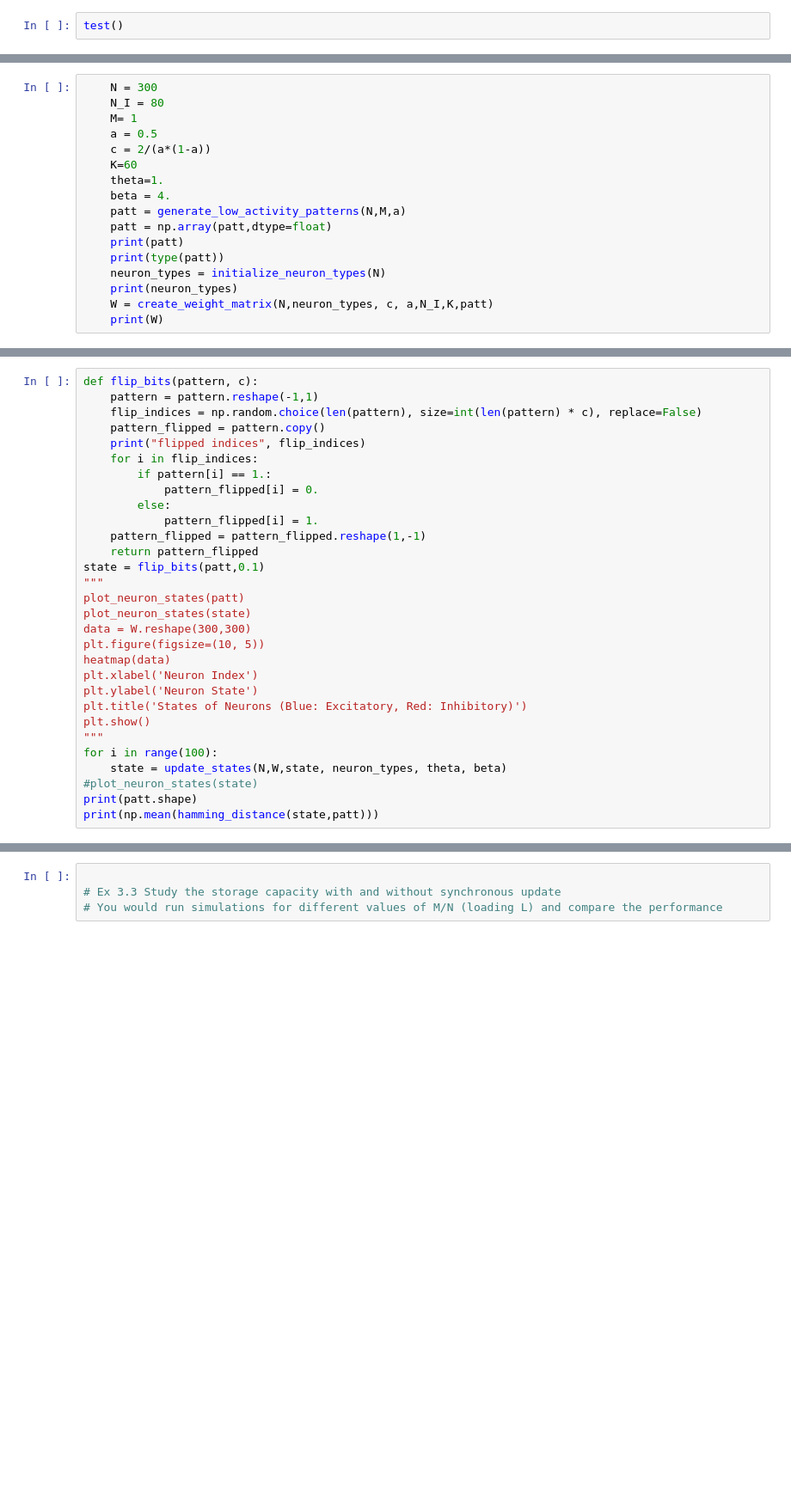
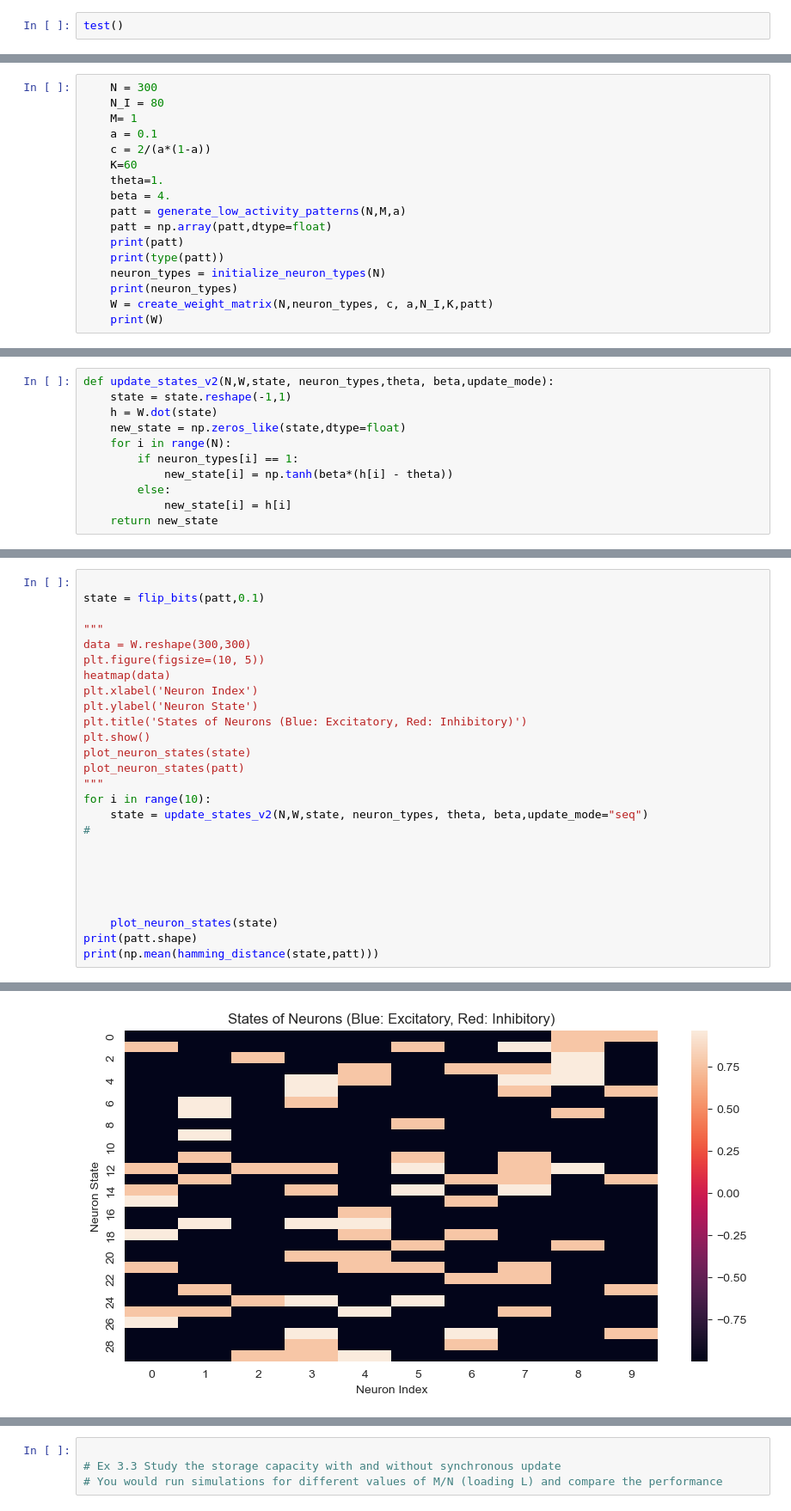
Before and after one commit to AdrienFeillard/CNNN-project, a Jupyter notebook: main.ipynb, the cells around one changed output, grey strips where cells are left out. Shown at 86% size. Saved outputs shown, nothing was run; the diff lists cells and outputs as text; blank space fills up the shorter version.

```diff
--- a/main.ipynb
+++ b/main.ipynb
@@ -827,7 +861,7 @@ def create_weight_matrix(N, neuron_types, c, a, N_I, K, patterns):
     N = 300
     N_I = 80
     M= 1
-    a = 0.5
+    a = 0.1
     c = 2/(a*(1-a))
     K=60
     theta=1.
@@ -945,0 +969,11 @@ def plot_neuron_states(states):
+# %%
+def update_states_v2(N,W,state, neuron_types,theta, beta,update_mode):
+    state = state.reshape(-1,1)
+    h = W.dot(state)
+    new_state = np.zeros_like(state,dtype=float)
+    for i in range(N):
+        if neuron_types[i] == 1:
+            new_state[i] = np.tanh(beta*(h[i] - theta))
+        else:
+            new_state[i] = h[i]
+    return new_state
@@ -946,20 +1020,8 @@ def plot_neuron_states(states):
 # %%
-def flip_bits(pattern, c):
-    pattern = pattern.reshape(-1,1)
-    flip_indices = np.random.choice(len(pattern), size=int(len(pattern) * c), replace=False)
-    pattern_flipped = pattern.copy()
-    print("flipped indices", flip_indices)
-    for i in flip_indices:
-        if pattern[i] == 1.:
-            pattern_flipped[i] = 0.
-        else:
-            pattern_flipped[i] = 1.
-    pattern_flipped = pattern_flipped.reshape(1,-1)
-    return pattern_flipped
+
 state = flip_bits(patt,0.1)
+
 """
-plot_neuron_states(patt)
-plot_neuron_states(state)
 data = W.reshape(300,300)
 plt.figure(figsize=(10, 5))
 heatmap(data)
@@ -967,10 +1029,18 @@ plt.xlabel('Neuron Index')
 plt.ylabel('Neuron State')
 plt.title('States of Neurons (Blue: Excitatory, Red: Inhibitory)')
 plt.show()
+plot_neuron_states(state)
+plot_neuron_states(patt)
 """
-for i in range(100):
-    state = update_states(N,W,state, neuron_types, theta, beta)
-#plot_neuron_states(state)
+for i in range(10):
+    state = update_states_v2(N,W,state, neuron_types, theta, beta,update_mode="seq")
+#
+
+
+
+
+
+    plot_neuron_states(state)
 print(patt.shape)
 print(np.mean(hamming_distance(state,patt)))
 # %% [output]
@@ -980,0 +1049 @@ flipped indices [247 123 136  12 175 158 131 130 253 146  13 184 132 119 225 159
+[figure, added]
```
Also changed, not shown: parts of 18 cells of this notebook.
